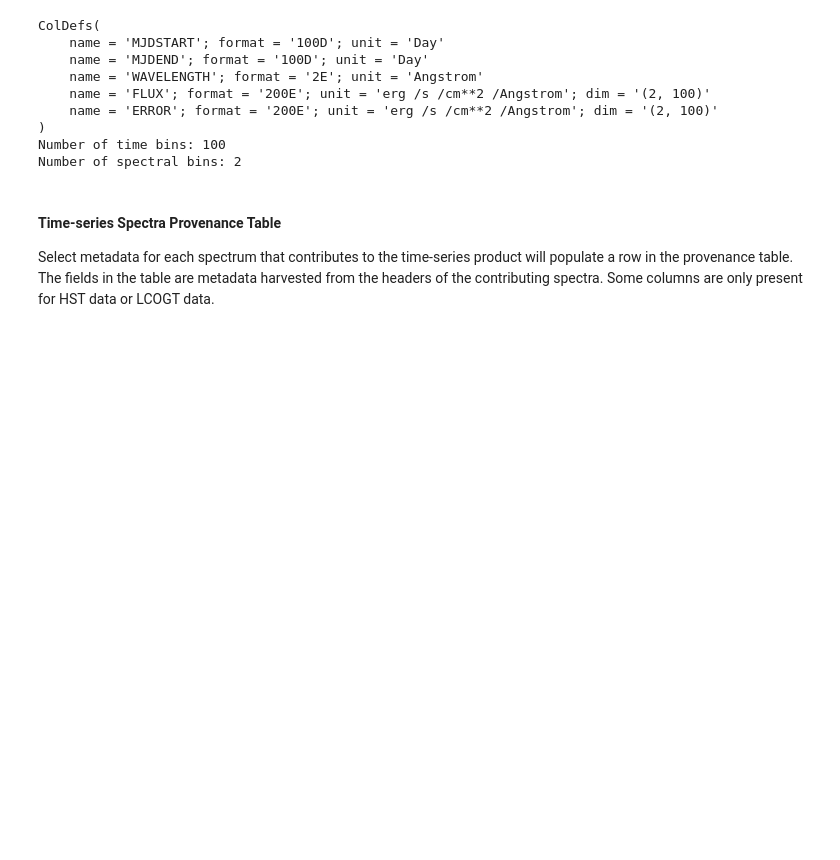
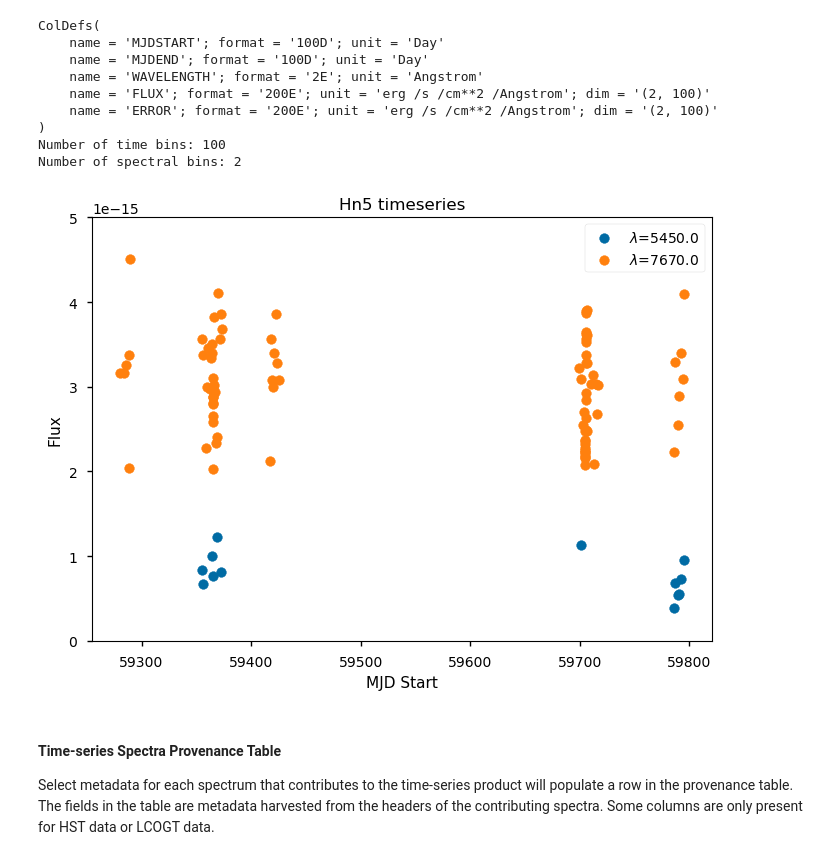
Before and after one commit to emsnyder/ullyses-fork, a Jupyter notebook: notebooks/ullyses-walkthrough.ipynb, the cells around one changed output. Drawn from its saved outputs; the diff is of its cells as text; code cells hidden in the pictures; blank space fills up the shorter version.

```diff
--- a/notebooks/ullyses-walkthrough.ipynb
+++ b/notebooks/ullyses-walkthrough.ipynb
@@ -130,8 +354,8 @@ Next, let's download a TTS file and explore.
 # %%
 # Create a variable to point to the file we just downloaded
 tss_file = Path('./hlsp_ullyses_lcogt_04m_hn5_v-iprime_dr6_tss.fits')
-tss_data = fits.open(tss_file)
-print(tss_data.info())
+tss_hdu = fits.open(tss_file)
+print(tss_hdu.info())
 # %% [output]
 Filename: hlsp_ullyses_lcogt_04m_hn5_v-iprime_dr6_tss.fits
 No.    Name      Ver    Type      Cards   Dimensions   Format
@@ -173,3 +395,29 @@ Number of spectral bins: 2
+# %%
+# Plot the flux vs time for each wavelength bin
+
+wavelength = tss_hdu[1].data['WAVELENGTH'][0]
+flux = tss_hdu[1].data['FLUX'][0]
+time = tss_hdu[1].data['MJDSTART'][0]
+flux_wave1 = np.array([x[0] for x in flux])   # this list comprehension selects the first entry in each row, which is the flux at the first wavelength bin
+flux_wave2 = np.array([x[1] for x in flux])   # this does the same, but for the flux of the second wavelength bin
+
+# Filter out the data points that have 0 flux
+filter1 = np.where(flux_wave1 != 0.0)[0]
+filter2 = np.where(flux_wave2 != 0.0)[0]
+
+# Set up the plot
+plt.scatter(time[filter1], flux_wave1[filter1], label=r'$\lambda$={}'.format(wavelength[0]))
+plt.scatter(time[filter2], flux_wave2[filter2], label=r'$\lambda$={}'.format(wavelength[1]))
+
+plt.title('Hn5 timeseries')
+plt.ylim(0,5e-15)
+plt.ylabel('Flux')
+plt.xlabel('MJD Start')
+plt.legend()
+
+plt.show()
+# %% [output]
+[figure, added]
 # %% [markdown]
 #### Time-series Spectra Provenance Table
 Select metadata for each spectrum that contributes to the time-series product will populate a row in the provenance table. The fields in the table are metadata harvested from the headers of the contributing spectra. Some columns are only present for HST data or LCOGT data.
```
Also changed, not shown: parts of 42 cells of this notebook.
